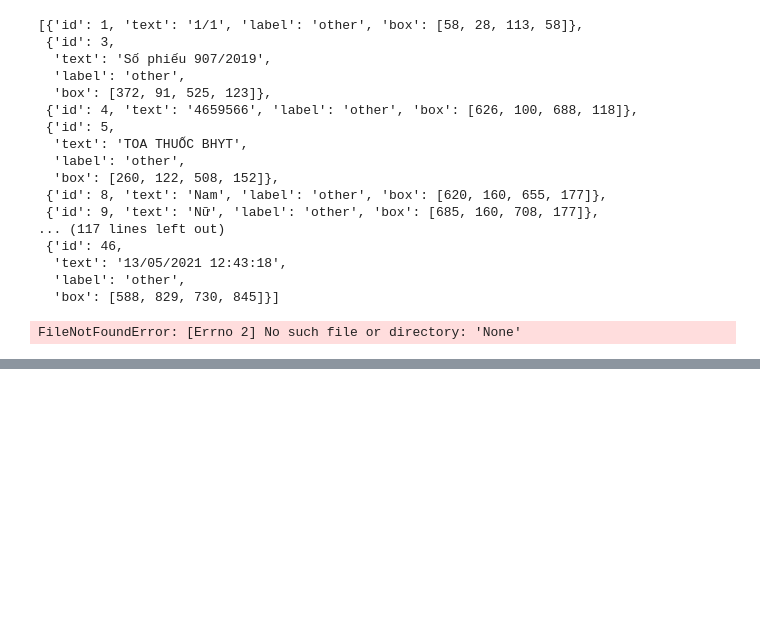
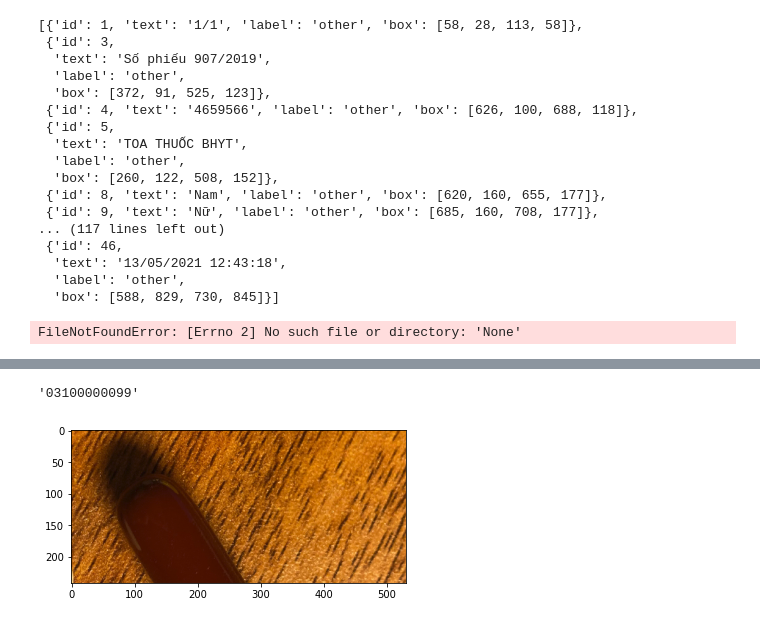
Before and after one commit to khaidq97/pill_detection_and_health_care, a Jupyter notebook: check.ipynb, the cells around one changed output, grey strips where cells are left out. Cells and saved outputs as stored; diff of their text form; code cells hidden in the pictures; blank space fills up the shorter version.

```diff
--- a/check.ipynb
+++ b/check.ipynb
@@ -258,0 +469,9 @@ PosixPath('adas/asd/asd/df.jpg')
+# %%
+imfile = 'asset/ocr5.png'
+img = Image.open(imfile)
+plt.imshow(img)
+s = detector.predict(img)
+s
+# %% [output]
+'03100000099'
+[figure, added]
```
Also changed, not shown: parts of 42 cells of this notebook, 36 other files.
